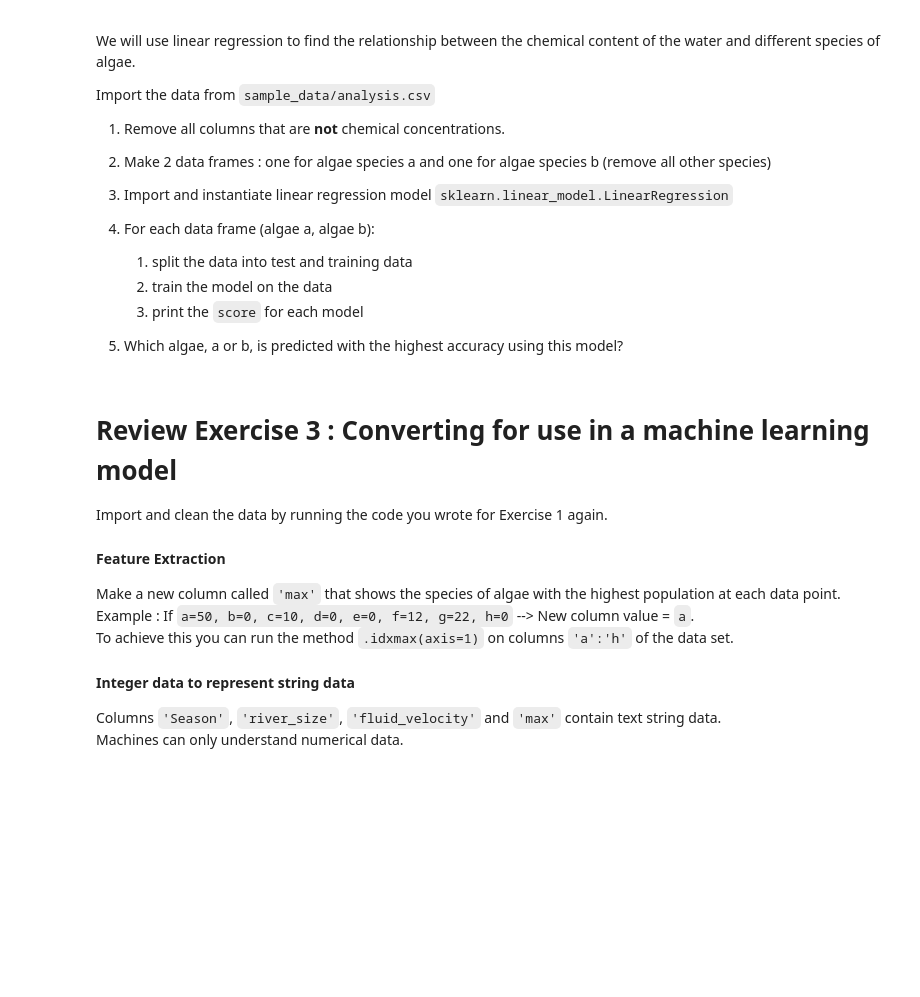
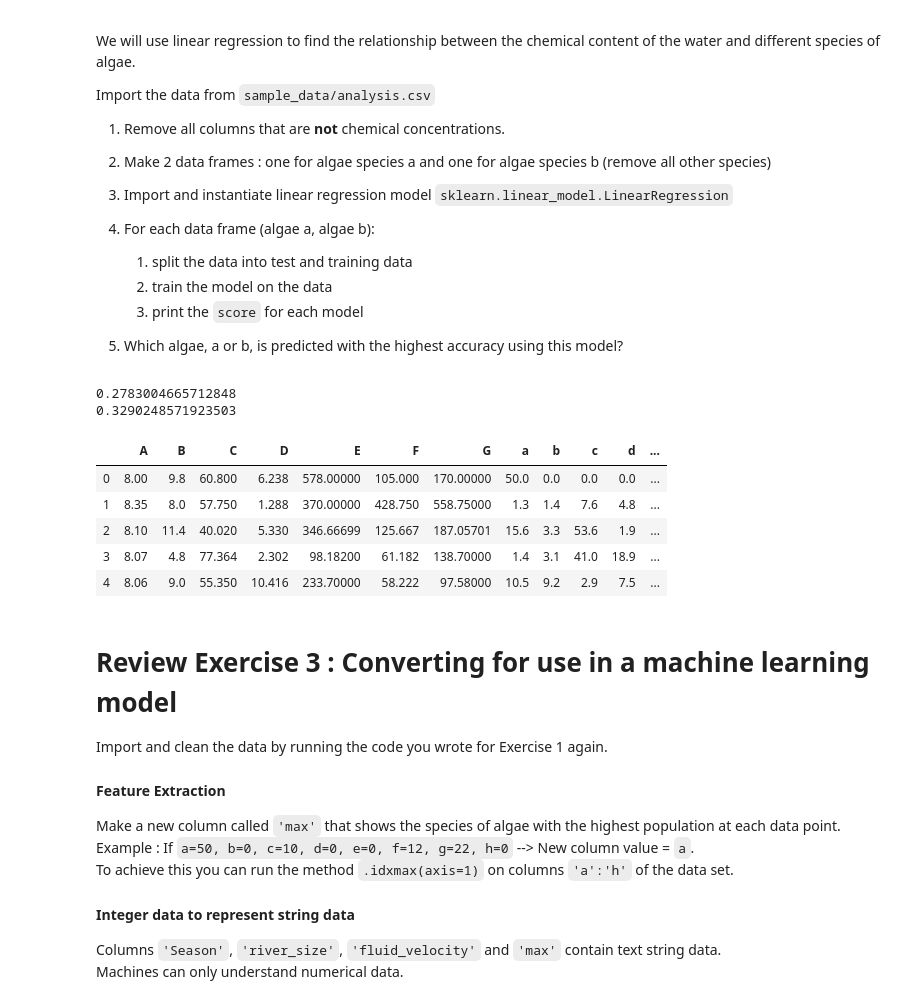
Before and after one commit to hphilamore/ILAS_PyEng2019, a Jupyter notebook: 10_MachineLearning2_SupervisedLearning_ClassMaterial.ipynb, the cells around one changed output. Cells and saved outputs as stored; diff of their text form; code cells hidden in the pictures; blank space fills up the shorter version.

```diff
--- a/10_MachineLearning2_SupervisedLearning_ClassMaterial.ipynb
+++ b/10_MachineLearning2_SupervisedLearning_ClassMaterial.ipynb
@@ -2198,6 +2240,45 @@ Import the data from `sample_data/analysis.csv`
     1. print the `score` for each model
 
 1. Which algae, a or b, is predicted with the highest accuracy using this model?
+# %%
+# Review Exercise 2
+# Example Solution
+
+from sklearn.model_selection import train_test_split
+
+from sklearn.linear_model import LinearRegression                           # 3. Import linear regression model
+
+lr = LinearRegression()                                                     # Instantiate model
+
+# 1. remove all non-chemical columns
+algae = algae.loc[:, 'A':]
+
+# 2. data frames for algae a and b
+algae_a = algae.loc[:, :'a']
+algae_b = algae.loc[:, :'b'].drop(columns=['a'])
+
+data = [algae_a, algae_b]
+
+for d in data:                                                           # 4. For each data frame ...
+    X_train, X_test, y_train, y_test = train_test_split(d.loc[:,:'G'],   # A. split into test and train data
+                                                        d.iloc[:, -1],
+                                                        random_state=42)
+
+
+    lr.fit(X_train, y_train)         # B. fit model to training data
+
+    print(lr.score(X_test, y_test))  # C. print the score for each model
+
+algae.head()
+# %% [output]
+0.2783004665712848
+0.3290248571923503
+|  | A | B | C | D | E | F | G | a | b | c | d | ... |
+| 0 | 8.00 | 9.8 | 60.800 | 6.238 | 578.00000 | 105.000 | 170.00000 | 50.0 | 0.0 | 0.0 | 0.0 | ... |
+| 1 | 8.35 | 8.0 | 57.750 | 1.288 | 370.00000 | 428.750 | 558.75000 | 1.3 | 1.4 | 7.6 | 4.8 | ... |
+| 2 | 8.10 | 11.4 | 40.020 | 5.330 | 346.66699 | 125.667 | 187.05701 | 15.6 | 3.3 | 53.6 | 1.9 | ... |
+| 3 | 8.07 | 4.8 | 77.364 | 2.302 | 98.18200 | 61.182 | 138.70000 | 1.4 | 3.1 | 41.0 | 18.9 | ... |
+| 4 | 8.06 | 9.0 | 55.350 | 10.416 | 233.70000 | 58.222 | 97.58000 | 10.5 | 9.2 | 2.9 | 7.5 | ... |
 # %% [markdown]
 # Review Exercise 3 : Converting for use in a machine learning model
 
```
Also changed, not shown: parts of 6 cells of this notebook, 11 other files.
